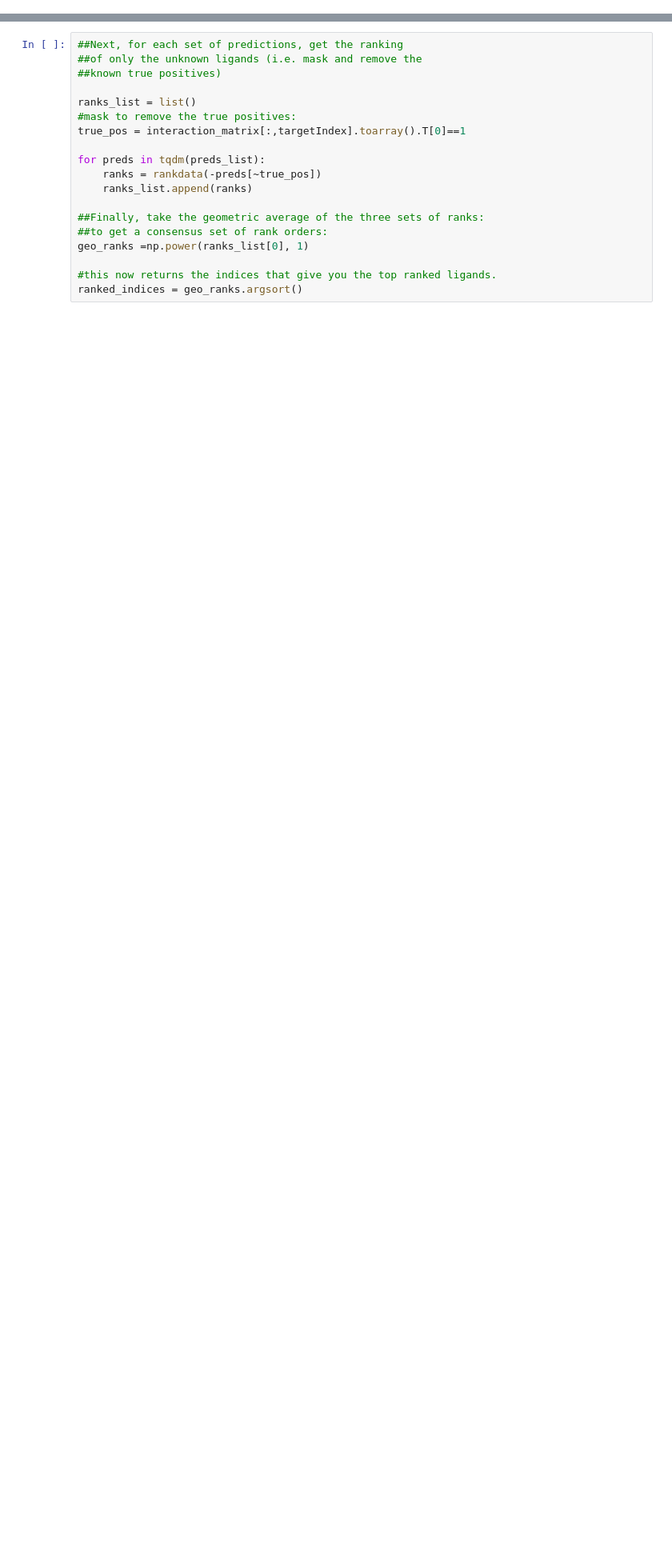
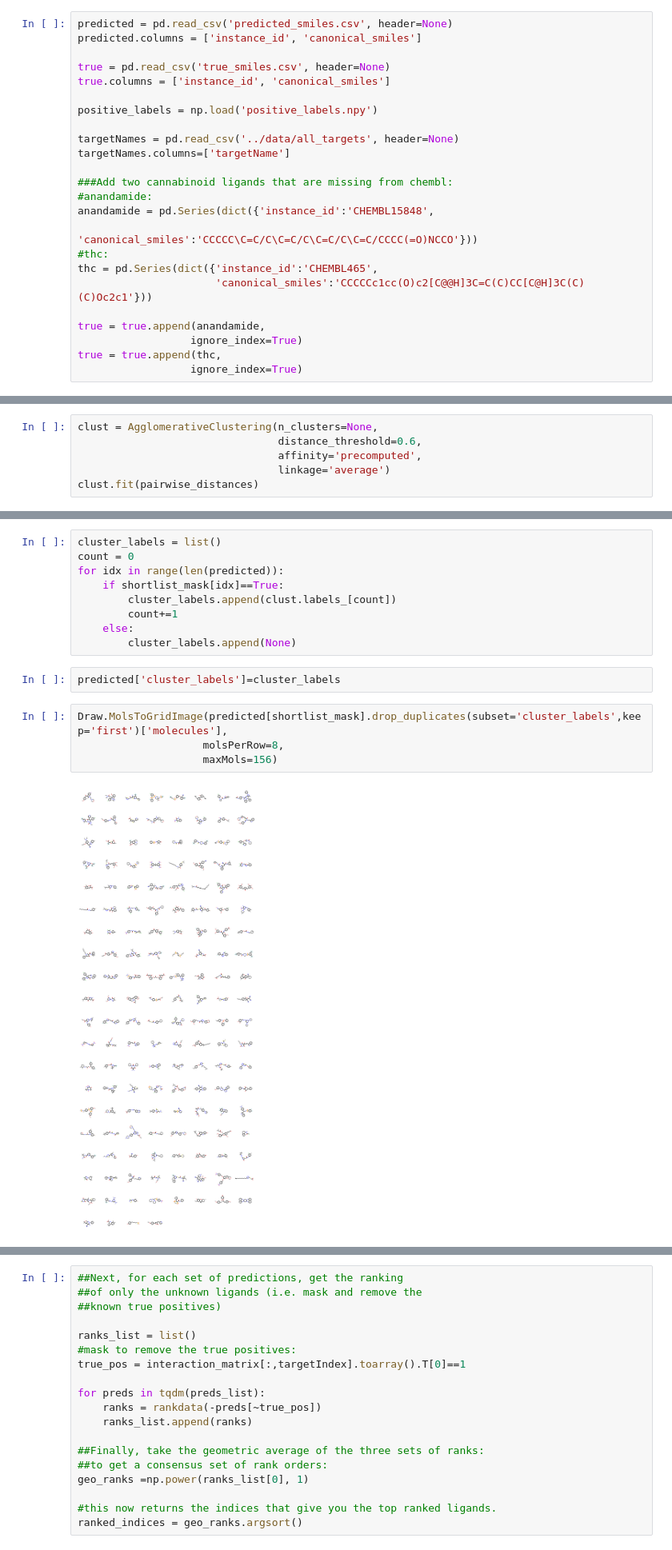
Before and after one commit to ljmartin/molrec, a Jupyter notebook: gpr55_prediction/predict_for_gpr55.ipynb, the cells around one changed output, grey strips where cells are left out. Shown at 80% size. Saved outputs shown, nothing was run; the diff lists cells and outputs as text; blank space fills up the shorter version.

```diff
--- a/gpr55_prediction/predict_for_gpr55.ipynb
+++ b/gpr55_prediction/predict_for_gpr55.ipynb
@@ -53,0 +44,24 @@ array([0.        , 0.01254061, 0.00206612, ..., 0.        , 0.        ,
+# %%
+predicted = pd.read_csv('predicted_smiles.csv', header=None)
+predicted.columns = ['instance_id', 'canonical_smiles']
+
+true = pd.read_csv('true_smiles.csv', header=None)
+true.columns = ['instance_id', 'canonical_smiles']
+
+positive_labels = np.load('positive_labels.npy')
+
+targetNames = pd.read_csv('../data/all_targets', header=None)
+targetNames.columns=['targetName']
+
+###Add two cannabinoid ligands that are missing from chembl:
+#anandamide:
+anandamide = pd.Series(dict({'instance_id':'CHEMBL15848',
+                             'canonical_smiles':'CCCCC\C=C/C\C=C/C\C=C/C\C=C/CCCC(=O)NCCO'}))
+#thc:
+thc = pd.Series(dict({'instance_id':'CHEMBL465',
+                      'canonical_smiles':'CCCCCc1cc(O)c2[C@@H]3C=C(C)CC[C@H]3C(C)(C)Oc2c1'}))
+
+true = true.append(anandamide,
+                  ignore_index=True)
+true = true.append(thc,
+                  ignore_index=True)
@@ -53,0 +201,6 @@ array([0.        , 0.01254061, 0.00206612, ..., 0.        , 0.        ,
+# %%
+clust = AgglomerativeClustering(n_clusters=None,
+                                distance_threshold=0.6,
+                                affinity='precomputed',
+                                linkage='average')
+clust.fit(pairwise_distances)
@@ -53,0 +212,17 @@ array([0.        , 0.01254061, 0.00206612, ..., 0.        , 0.        ,
+# %%
+cluster_labels = list()
+count = 0
+for idx in range(len(predicted)):
+    if shortlist_mask[idx]==True:
+        cluster_labels.append(clust.labels_[count])
+        count+=1
+    else:
+        cluster_labels.append(None)
+# %%
+predicted['cluster_labels']=cluster_labels
+# %%
+Draw.MolsToGridImage(predicted[shortlist_mask].drop_duplicates(subset='cluster_labels',keep='first')['molecules'],
+                    molsPerRow=8,
+                    maxMols=156)
+# %% [output]
+[figure, added]
```
Also changed, not shown: parts of 56 cells of this notebook, 20 other files.
